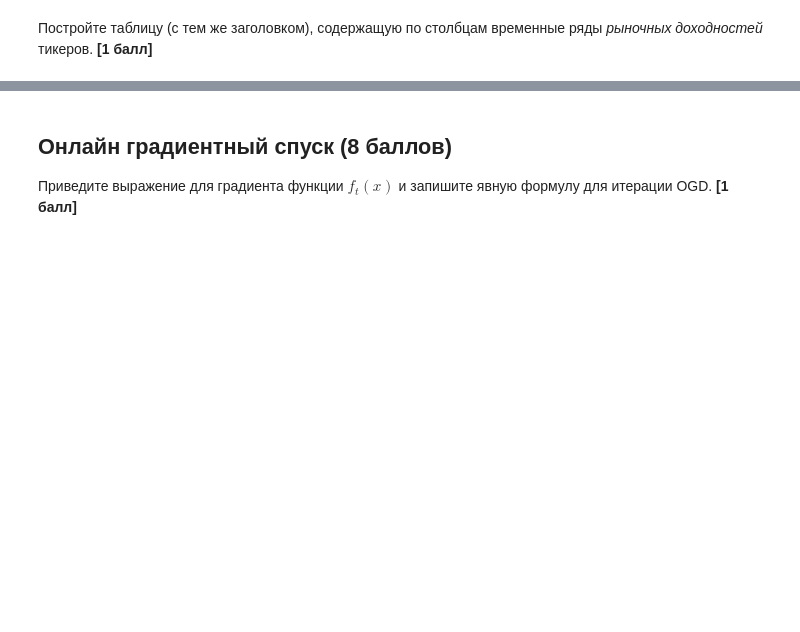
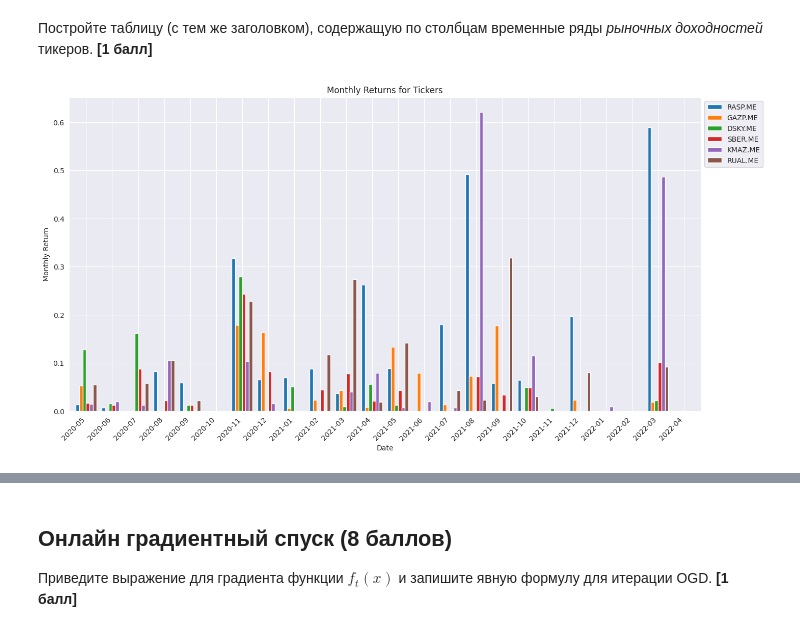
Before and after one commit to Ayttekao/DecisionTheory, a Jupyter notebook: course_work/hw2.ipynb, the cells around one changed output, grey strips where cells are left out. Cells and saved outputs as stored; diff of their text form; code cells hidden in the pictures; blank space fills up the shorter version.

```diff
--- a/course_work/hw2.ipynb
+++ b/course_work/hw2.ipynb
@@ -122,0 +121,23 @@ plt.show()
+# %%
+# место для кода
+# Calculate the monthly returns for each ticker
+monthly_returns = stock_data.resample('M').last().pct_change().clip(lower=0).dropna()
+
+# Convert the index to datetime
+monthly_returns.index = pd.to_datetime(monthly_returns.index).strftime('%Y-%m')
+
+# Plot the monthly returns as a bar chart
+sns.set_style('darkgrid')
+fig, ax = plt.subplots(figsize=(16, 8))
+monthly_returns.plot(kind='bar', width=0.8, ax=ax)
+plt.title('Monthly Returns for Tickers')
+plt.xlabel('Date')
+plt.ylabel('Monthly Return')
+
+# Format the x-axis tick labels
+plt.xticks(rotation=45, ha='right')
+
+plt.legend(loc='best', bbox_to_anchor=(1, 1))
+plt.show()
+# %% [output]
+[figure, added]
```
Also changed, not shown: parts of 3 cells of this notebook.
